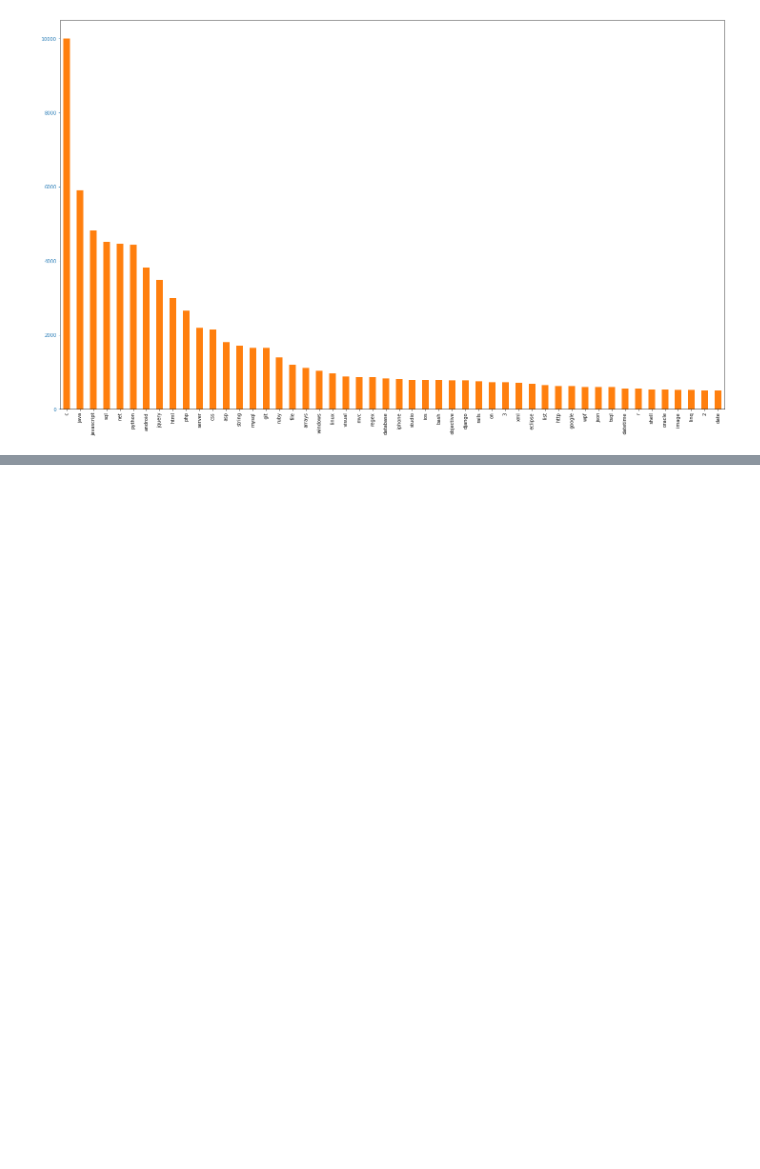
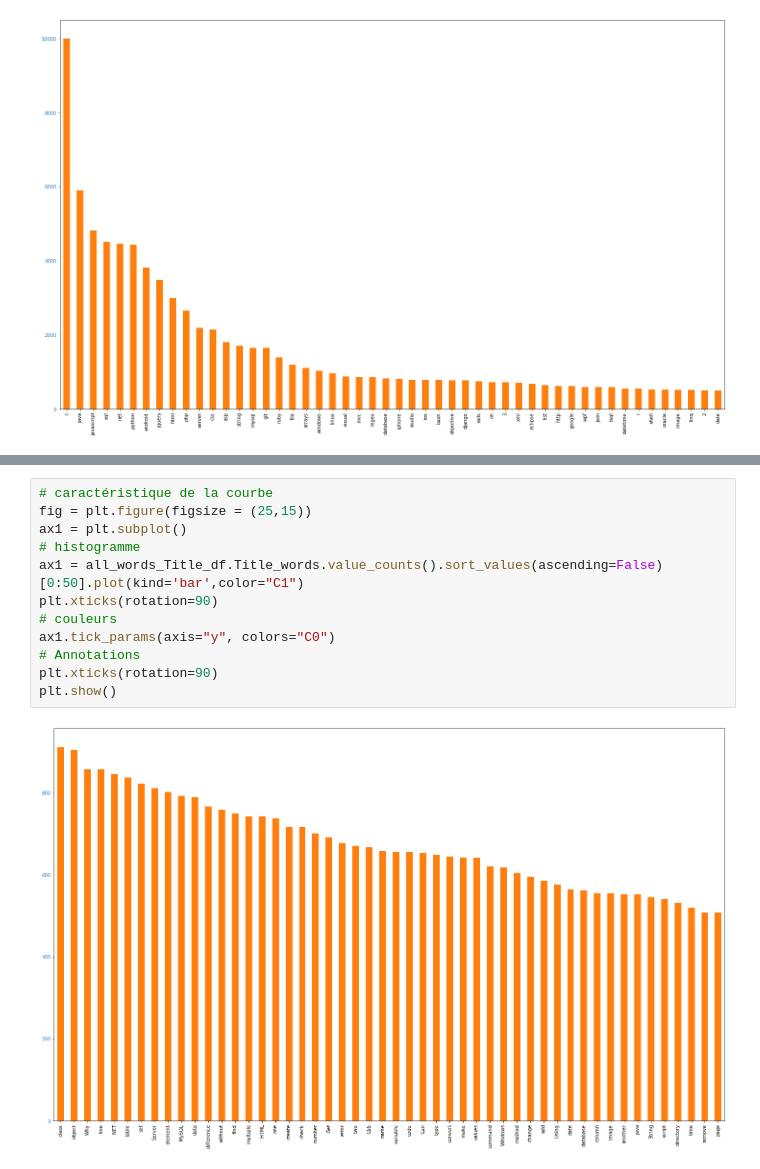
Before and after one commit to AbdifatahAHMEDAWALEH/Machine-Learning-Project-5, a Jupyter notebook: IML_P5_Exploration.ipynb, the cells around one changed output, grey strips where cells are left out. Drawn from its saved outputs; the diff is of its cells as text; blank space fills up the shorter version.

```diff
--- a/IML_P5_Exploration.ipynb
+++ b/IML_P5_Exploration.ipynb
@@ -135,0 +210,14 @@ plt.show()
+# %%
+# caractéristique de la courbe
+fig = plt.figure(figsize = (25,15))
+ax1 = plt.subplot()
+# histogramme
+ax1 = all_words_Title_df.Title_words.value_counts().sort_values(ascending=False)[0:50].plot(kind='bar',color="C1")
+plt.xticks(rotation=90)
+# couleurs
+ax1.tick_params(axis="y", colors="C0")
+# Annotations
+plt.xticks(rotation=90)
+plt.show()
+# %% [output]
+[figure, added]
```
Also changed, not shown: parts of 10 cells of this notebook.
